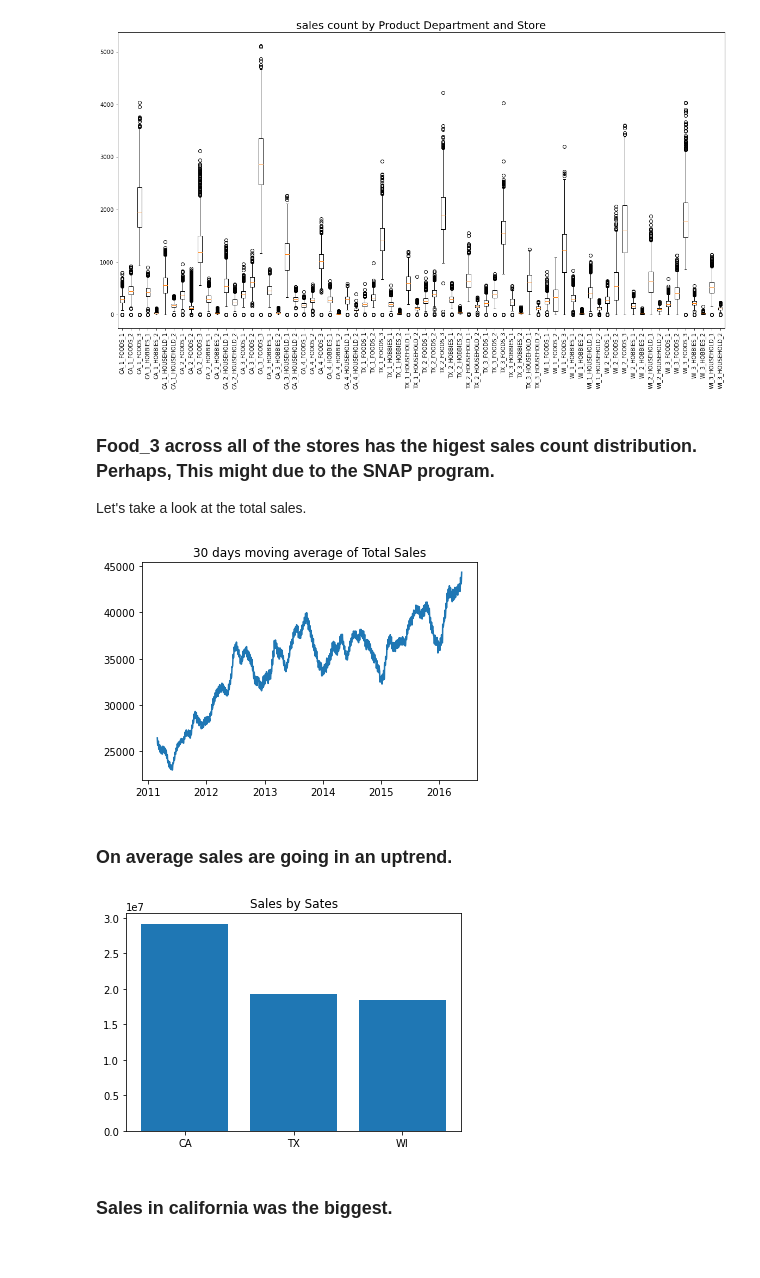
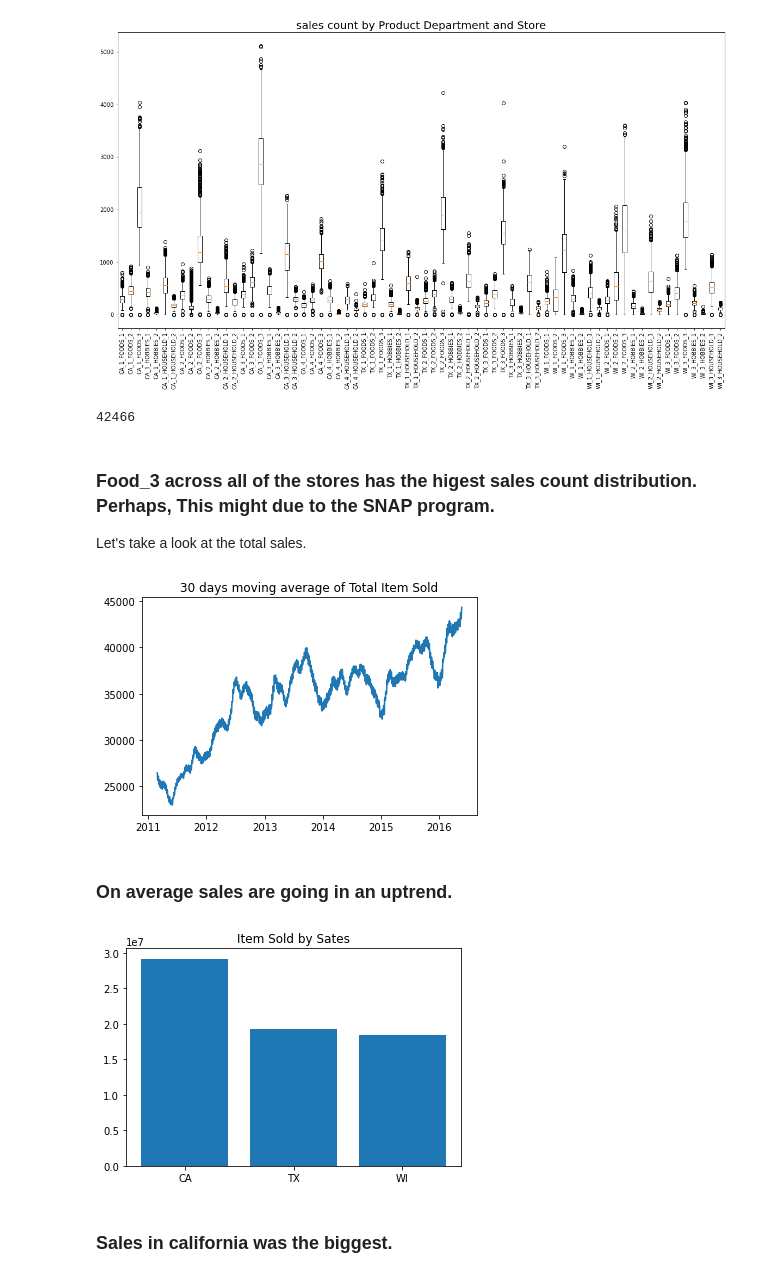
Before and after one commit to soi130/M5_case_study, a Jupyter notebook: M5_analysis.ipynb, the cells around one changed output. Drawn from its saved outputs; the diff is of its cells as text; code cells hidden in the pictures.

```diff
--- a/M5_analysis.ipynb
+++ b/M5_analysis.ipynb
@@ -440,17 +454,28 @@ plt.show()
 # %% [output]
 [figure]
+# %%
+del df_list
+#del df_by_store_dept
+gc.collect()
+# %% [output]
+42466
 # %% [markdown]
 ### Food_3 across all of the stores has the higest sales count distribution. Perhaps, This might due to the SNAP program.
 
 Let's take a look at the total sales.
 # %%
-plt.figure()
+def plot_ma_sales(df_by_store_dept):
+    plt.figure()
 
-plt.plot(df_by_store_dept.sum().index, df_by_store_dept.sum().rolling(30).mean())
-plt.title('30 days moving average of Total Sales')
+    plt.plot(df_by_store_dept.sum().index, df_by_store_dept.sum().rolling(30).mean())
+    plt.title('30 days moving average of Total Item Sold')
 
-plt.show()
+    plt.show()
+
+plot_ma_sales(df_by_store_dept)
+
+del df_by_store_dept
 # %% [output]
-[figure, old version]
+[figure, new version]
 # %% [markdown]
 ### On average sales are going in an uptrend.
@@ -469,9 +482,15 @@ sales_by_dept = sales_by_dept.T.sum().sort_values(ascending=False)
 # %%
-plt.bar(sales_by_state.index,sales_by_state.values)
-plt.title('Sales by Sates')
-plt.show()
+def plot_sell_by_state(sales_edit):
+    sales_by_state = sales_edit.groupby('state_id').sum()
+    sales_by_state = sales_by_state.T.sum().sort_values(ascending=False)
+
+    plt.bar(sales_by_state.index,sales_by_state.values)
+    plt.title('Item Sold by Sates')
+    plt.show()
+
+plot_sell_by_state(sales_edit)
 # %% [output]
-[figure, old version]
+[figure, new version]
 # %% [markdown]
 ### Sales in california was the biggest.
 # %%
```
Also changed, not shown: parts of 53 cells of this notebook.
